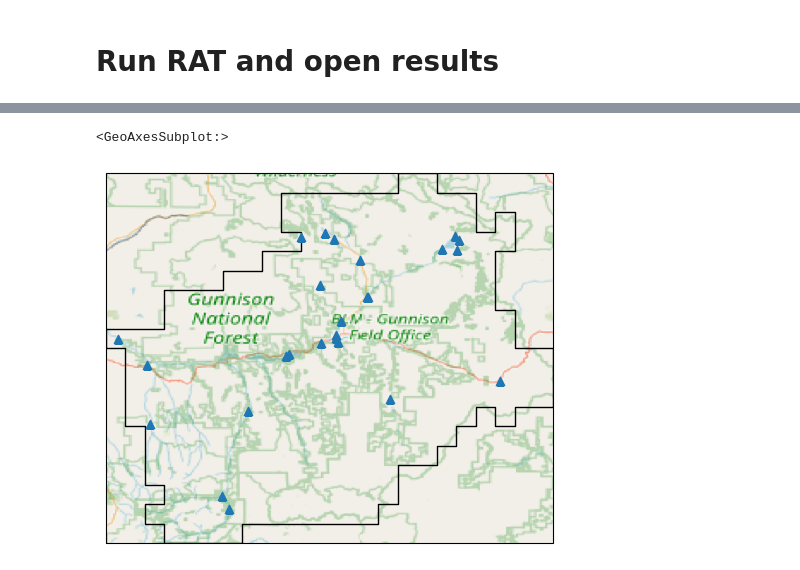
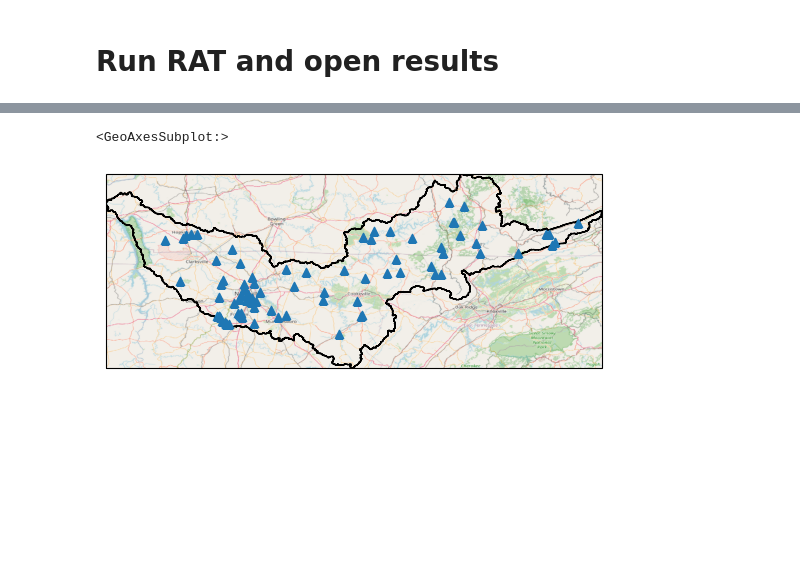
Before and after one commit to UW-SASWE/ResORR, a Jupyter notebook: notebooks/methods/02-RAT-USGS.ipynb, the cells around one changed output, grey strips where cells are left out. Drawn from its saved outputs; the diff is of its cells as text; code cells hidden in the pictures; blank space fills up the shorter version.

Commit message:
USGS data for cumberland

```diff
--- a/notebooks/methods/02-RAT-USGS.ipynb
+++ b/notebooks/methods/02-RAT-USGS.ipynb
@@ -122,40 +127,40 @@ import numpy as np
 # %%
-stations_fn = Path("../../data/usgs_gage_locations/usgs_gages.csv")
+stations_fn = Path("../../data-cumberland/usgs_gage_locations/usgs_gages.csv")
 stations = pd.read_csv(stations_fn, dtype={'site_no': str})
 stations['geometry'] = gpd.GeoSeries.from_wkt(stations['geometry'])
 stations = gpd.GeoDataFrame(stations)
 
 import matplotlib.pyplot as plt
 import cartopy.crs as ccrs
 import cartopy.io.img_tiles as cimgt
 import warnings
 warnings.filterwarnings('ignore')
 
-fn = Path('../../data/basin_shapefile/gunnison_boundary/gunnison_boundary.shp')
+fn = Path('../../data-cumberland/Cumberland Boundary/Cumberland Boundary.shp')
 
 def plot_map(fn, plot_stations=True, plot_boundary=True):
     gunnison_boundary = gpd.read_file(fn)
     gunnison_boundary.bounds.values[0]
 
     f, ax = plt.subplots(subplot_kw={"projection": ccrs.PlateCarree()})
 
     extent = gunnison_boundary.bounds[['minx', 'maxx', 'miny', 'maxy']].values[0]
     request = cimgt.OSM()
     ax.set_extent(extent)
     ax.add_image(request, 8)
     if plot_boundary:
         gunnison_boundary.plot(ax=ax, fc='none')
     if plot_stations:
         stations.plot(ax=ax, marker='^')
 
     return f, ax
 
 f, ax = plot_map(fn)
 
 ax
 # %% [output]
 <GeoAxesSubplot:>
-[figure, old version]
+[figure, new version]
 # %%
 from rat.utils.utils import clip_ts
 # %%
```
Also changed, not shown: parts of 8 cells of this notebook.
